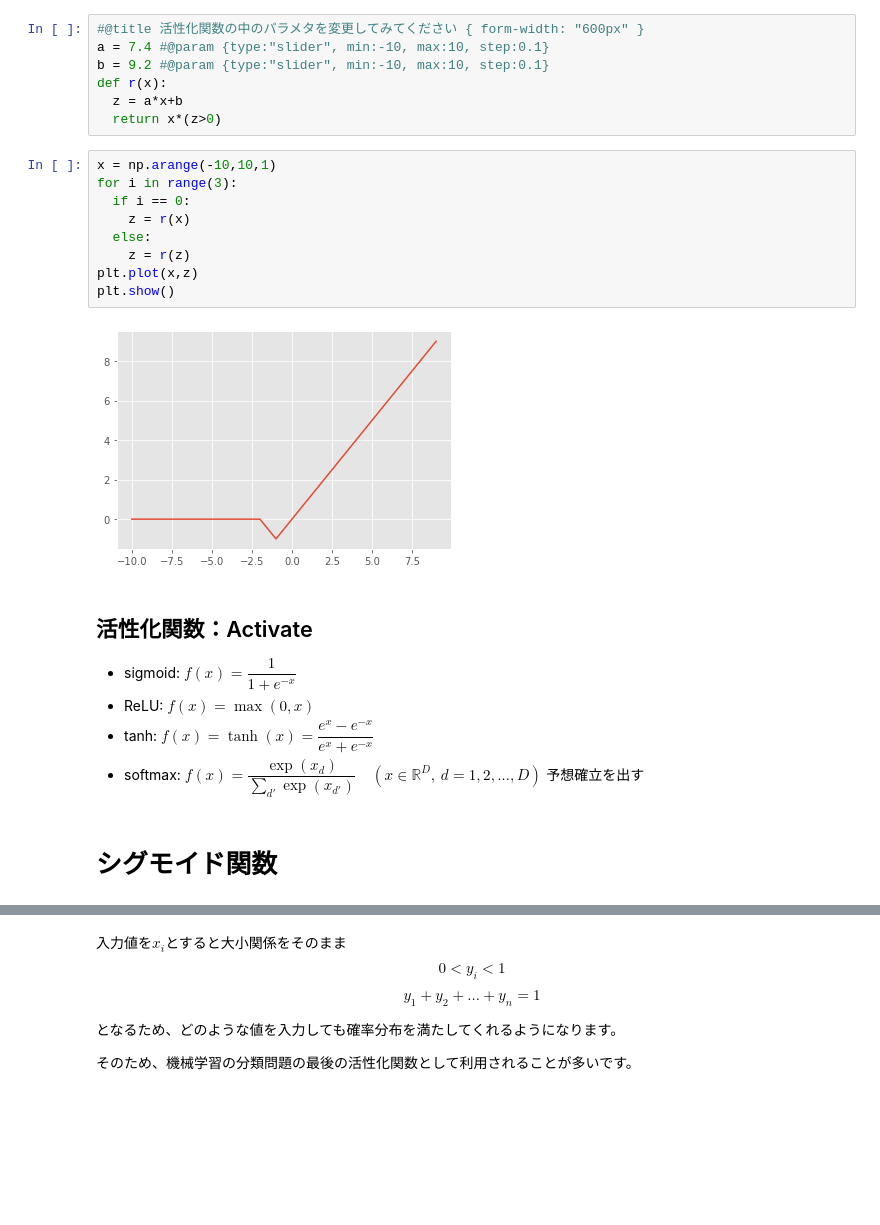
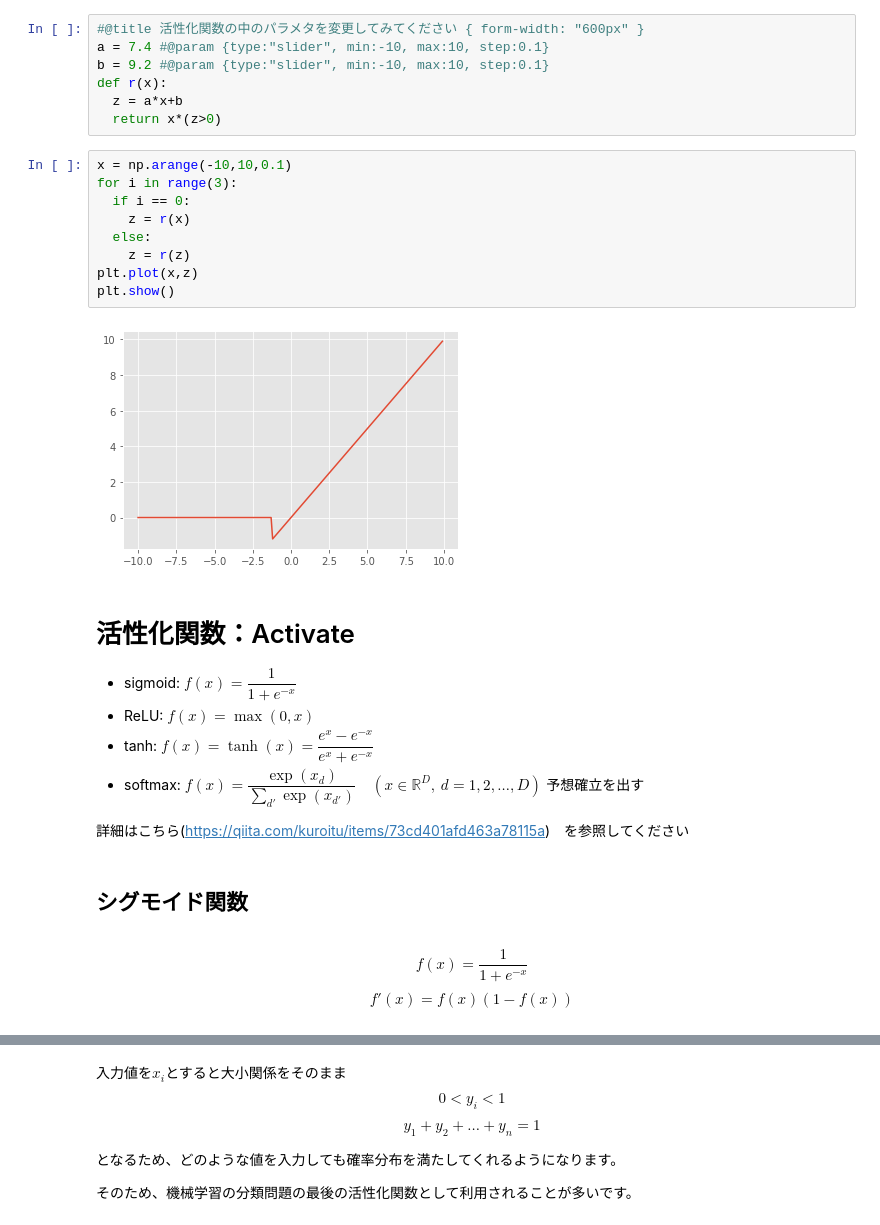
Before and after one commit to Strix9289/Introduction-of-Deep-Learning, a Jupyter notebook: Activation.ipynb, the cells around one changed output, grey strips where cells are left out. Cells and saved outputs as stored; diff of their text form; blank space fills up the shorter version.

```diff
--- a/Activation.ipynb
+++ b/Activation.ipynb
@@ -104,21 +91,26 @@ def r(x):
   z = a*x+b
   return x*(z>0)
 # %%
-x = np.arange(-10,10,1)
+x = np.arange(-10,10,0.1)
 for i in range(3):
   if i == 0:
     z = r(x)
   else:
     z = r(z)
 plt.plot(x,z)
 plt.show()
 # %% [output]
-[figure, old version]
+[figure, new version]
 # %% [markdown]
-## 活性化関数：Activate
+# 活性化関数：Activate
 * sigmoid: $f(x)=\dfrac{1}{1+e^{-x}}$
 * ReLU: $f(x)=\max(0,x)$
 * tanh: $f(x)=\tanh(x)=\dfrac{e^x-e^{-x}}{e^x+e^{-x}}$
 * softmax: $f(x)=\dfrac{\exp(x_d)}{\sum_{d'} \exp(x_{d'})} \quad (x\in\mathbb{R}^D,\ d=1,2,\ldots,D)$ 予想確立を出す
+
+詳細はこちら(https://qiita.com/kuroitu/items/73cd401afd463a78115a)　を参照してください
 # %% [markdown]
-# シグモイド関数
+## シグモイド関数
+# %% [markdown]
+$$f(x)=\dfrac{1}{1+e^{-x}}$$
+$$f'(x)=f(x)(1-f(x))$$
```
Also changed, not shown: parts of 35 cells of this notebook.
